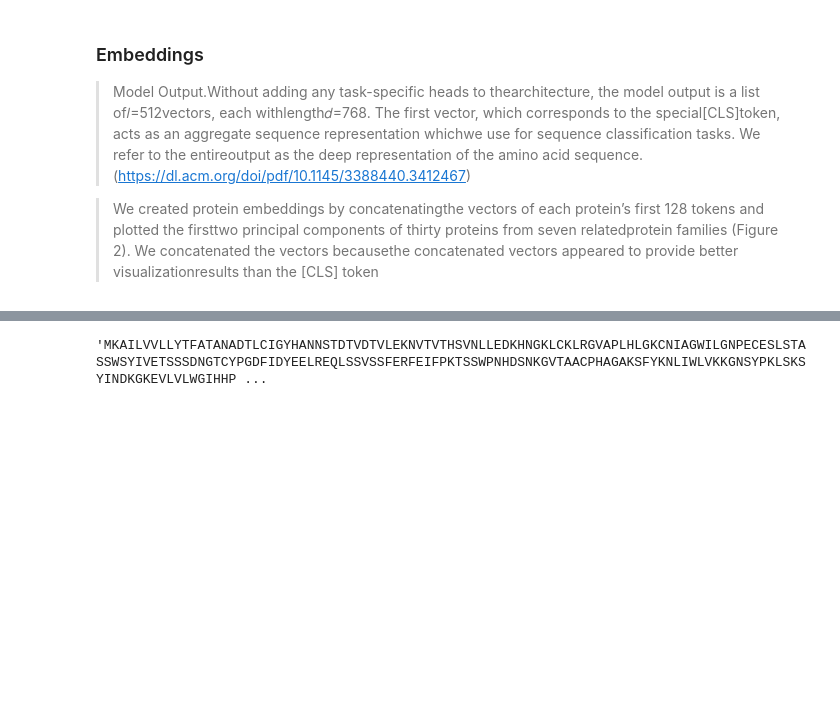
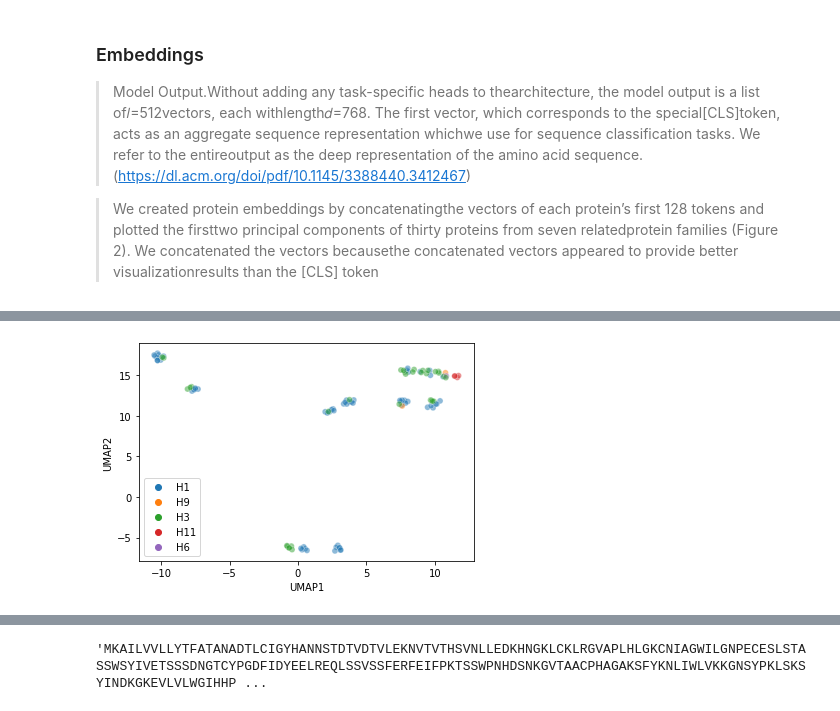
Before and after one commit to areias/viral-escape, a Jupyter notebook: FluBERTa_embeddings.ipynb, the cells around one changed output, grey strips where cells are left out. Drawn from its saved outputs; the diff is of its cells as text; code cells hidden in the pictures; blank space fills up the shorter version.

Commit message:
umap from embeddings

```diff
--- a/FluBERTa_embeddings.ipynb
+++ b/FluBERTa_embeddings.ipynb
@@ -707,0 +234,11 @@ len(tokenized['input_ids'][0])
+# %%
+import pandas as pd
+df=pd.DataFrame(results)
+# %%
+labels=[]
+for key in list(train_seqs.keys())[:100]:
+    labels.append((train_seqs[key][0]['Subtype']))
+# %%
+seq_umap = umap.UMAP(random_state=999, n_neighbors=30, min_dist=.25)
+# %%
+embedding = pd.DataFrame(seq_umap.fit_transform(df), columns = ['UMAP1','UMAP2'])
@@ -708,3 +247,8 @@ len(tokenized['input_ids'][0])
+# %%
+sns_plot = sns.scatterplot(x='UMAP1', y='UMAP2', data=embedding,
+                hue=labels, alpha=0.5)
+# %% [output]
+[figure, added]
 # %%
 #logits (torch.FloatTensor of shape (batch_size, sequence_length, config.vocab_size)) —
 #Prediction scores of the language modeling head (scores for each vocabulary token before SoftMax).
```
Also changed, not shown: parts of 89 cells of this notebook.
